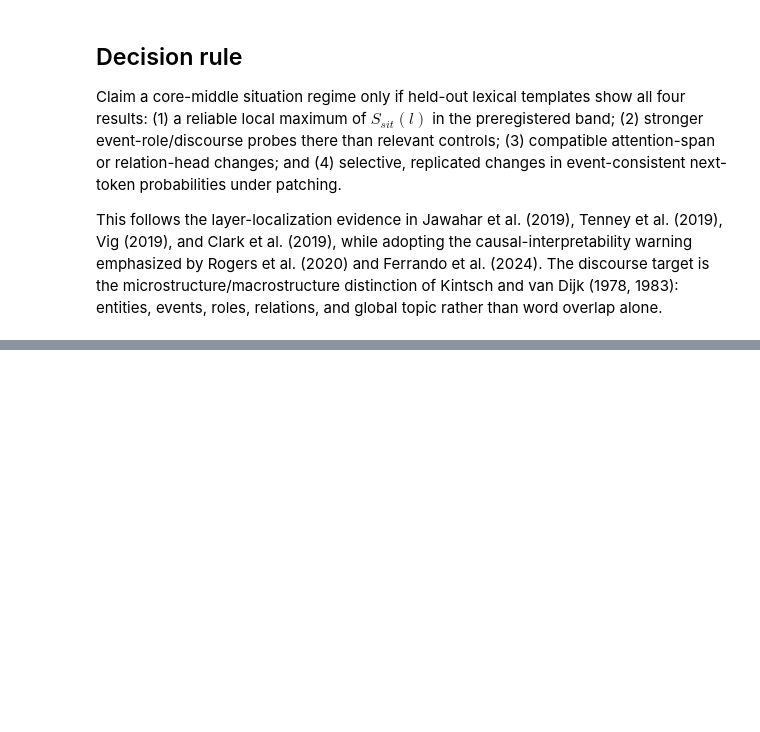
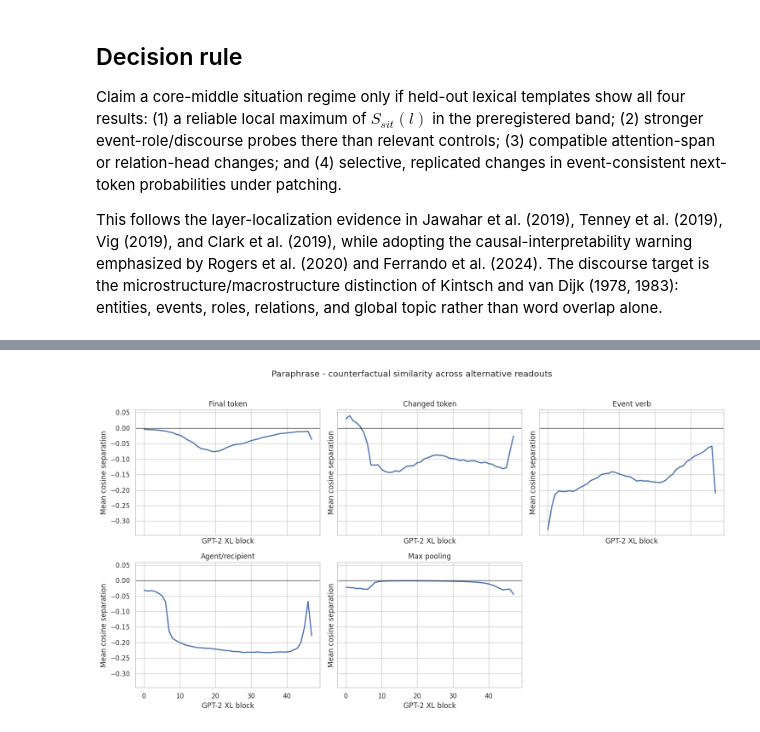
Before and after one commit to archipelagoing/Situationion, a Jupyter notebook: SituatiONIONv3.ipynb, the cells around one changed output, grey strips where cells are left out. Drawn from its saved outputs; the diff is of its cells as text; code cells hidden in the pictures; blank space fills up the shorter version.

```diff
--- a/SituatiONIONv3.ipynb
+++ b/SituatiONIONv3.ipynb
@@ -263,0 +387,64 @@ This follows the layer-localization evidence in Jawahar et al. (2019), Tenney et
+# %%
+REPRESENTATIONS = ['final_token', 'changed_token', 'event_verb', 'agent_recipient', 'max_pool']
+DISPLAY_NAMES = {
+    'final_token': 'Final token',
+    'changed_token': 'Changed token',
+    'event_verb': 'Event verb',
+    'agent_recipient': 'Agent/recipient',
+    'max_pool': 'Max pooling',
+}
+
+def representation_curve(situations, representation: str) -> pd.DataFrame:
+    rows = []
+    for layer in range(N_LAYERS):
+        paraphrase, counterfactual = [], []
+        for situation in situations:
+            base = readout_vector(situation, 'base', layer, representation)
+            paraphrase.append(cosine(base, readout_vector(situation, 'paraphrase', layer, representation)))
+            counterfactual.append(cosine(base, readout_vector(situation, 'counterfactual', layer, representation)))
+        separation = np.subtract(paraphrase, counterfactual)
+        rows.append({
+            'representation': representation,
+            'layer': layer,
+            'paraphrase_similarity': np.mean(paraphrase),
+            'counterfactual_similarity': np.mean(counterfactual),
+            'separation': np.mean(separation),
+            'separation_se': np.std(separation, ddof=1) / np.sqrt(len(separation)),
+        })
+    return pd.DataFrame(rows)
+
+readout_scores = pd.concat([representation_curve(SITUATIONS, name) for name in REPRESENTATIONS], ignore_index=True)
+
+summary_rows = []
+for name, group in readout_scores.groupby('representation', sort=False):
+    peak = group.loc[group.separation.abs().idxmax()]
+    summary_rows.append({
+        'representation': DISPLAY_NAMES[name],
+        'mean_abs_separation': group.separation.abs().mean(),
+        'largest_abs_separation': abs(peak.separation),
+        'layer_of_largest_separation': int(peak.layer),
+        'signed_separation_at_that_layer': peak.separation,
+    })
+readout_summary = pd.DataFrame(summary_rows).sort_values('mean_abs_separation', ascending=False)
+display(readout_summary.style.format({
+    'mean_abs_separation': '{:.4f}',
+    'largest_abs_separation': '{:.4f}',
+    'signed_separation_at_that_layer': '{:.4f}',
+}))
+
+fig, axes = plt.subplots(2, 3, figsize=(15, 8), sharex=True, sharey=True)
+for ax, name in zip(axes.flat, REPRESENTATIONS):
+    group = readout_scores.query('representation == @name')
+    ax.plot(group.layer, group.separation, linewidth=2)
+    ax.axhline(0, color='black', linewidth=1, alpha=0.7)
+    ax.set_title(DISPLAY_NAMES[name])
+    ax.set_xlabel('GPT-2 XL block')
+    ax.set_ylabel('Mean cosine separation')
+axes.flat[-1].axis('off')
+fig.suptitle('Paraphrase - counterfactual similarity across alternative readouts', y=1.02)
+fig.tight_layout()
+plt.show()
+
+# Positive values mean base-paraphrase pairs are more similar than base-counterfactual pairs.
+# Interpret this only as a small-sample metric diagnostic; do not select a layer from it.
+# %% [output]
@@ -263,0 +457 @@ This follows the layer-localization evidence in Jawahar et al. (2019), Tenney et
+[figure, added]
```
Also changed, not shown: parts of 17 cells of this notebook.
